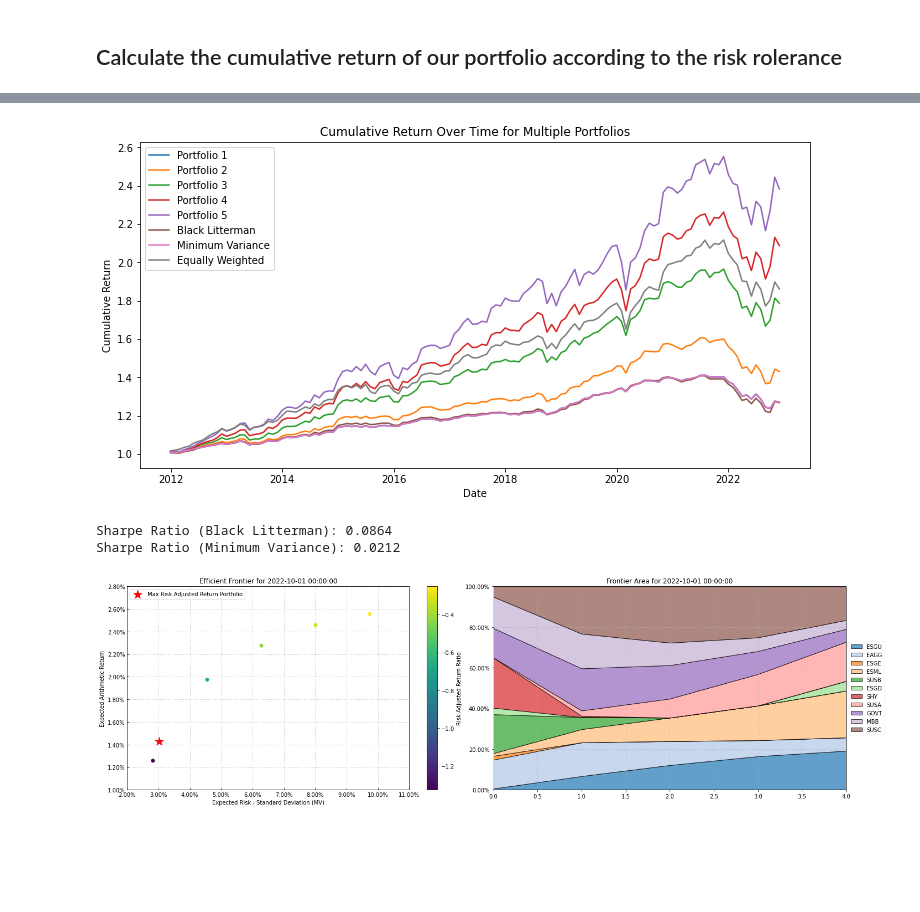
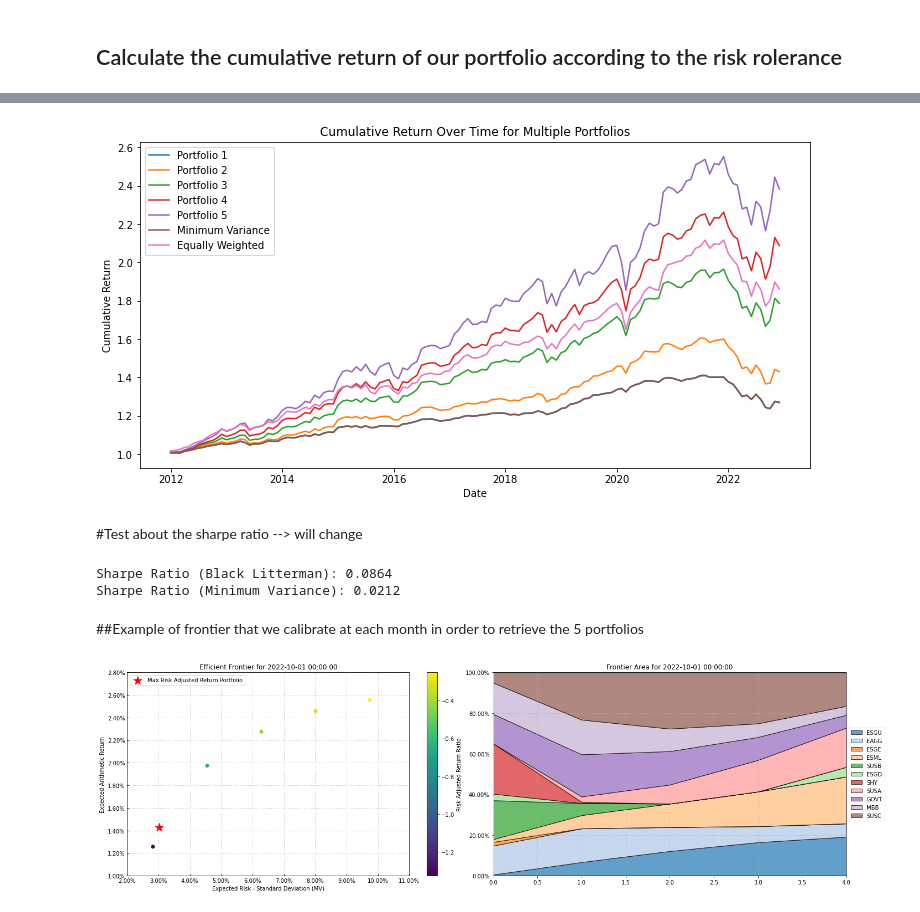
Before and after one commit to remimail/TP-3, a Jupyter notebook: main.ipynb, the cells around one changed output, grey strips where cells are left out. Drawn from its saved outputs; the diff is of its cells as text; code cells hidden in the pictures; blank space fills up the shorter version.

Commit message:
update with good graphs

```diff
--- a/main.ipynb
+++ b/main.ipynb
@@ -852,28 +816,3 @@ for index, row in monthly_min_variance.iterrows():
 
          # Append the date and portfolio return to the DataFrame
         portfolio_returns_eq_w = portfolio_returns_eq_w.append({'Date': date, 'Portfolio_Return': portfolio_return_eq_w}, ignore_index=True)
-# %%
-import pandas as pd
-import matplotlib.pyplot as plt
-
-# Convert the 'Date' column to a datetime type for Black Litterman
-portfolio_returns_bl['Date'] = pd.to_datetime(portfolio_returns_bl['Date'])
-
-# Calculate cumulative return for Black Litterman
-portfolio_returns_bl['Cumulative_Return'] = (1 + portfolio_returns_bl['Portfolio_Return']).cumprod()
-
-# Convert the 'Date' column to a datetime type for Minimum Variance
-portfolio_returns_mv['Date'] = pd.to_datetime(portfolio_returns_mv['Date'])
-
-# Calculate cumulative return for Minimum Variance
-portfolio_returns_mv['Cumulative_Return'] = (1 + portfolio_returns_mv['Portfolio_Return']).cumprod()
-
-# Plotting
-plt.figure(figsize=(12, 6))
-plt.plot(portfolio_returns_bl['Date'], portfolio_returns_bl['Cumulative_Return'], label='Cumulative Return Black Litterman')
-plt.plot(portfolio_returns_mv['Date'], portfolio_returns_mv['Cumulative_Return'], label='Cumulative Return Minimum Variance')
-plt.title('Cumulative Return Over Time')
-plt.xlabel('Date')
-plt.ylabel('Cumulative Return')
-plt.legend()
-plt.show()
@@ -882,32 +819,34 @@ plt.show()
 # %%
 import pandas as pd
 import matplotlib.pyplot as plt
 
 # Assuming you have seven portfolios: portfolio_returns_1, portfolio_returns_2, ..., portfolio_returns_7
 
 # Convert the 'Date' column to a datetime type for all portfolios
 for portfolio_returns, label in zip(
-        [portfolio_returns_1, portfolio_returns_2, portfolio_returns_3, portfolio_returns_4, portfolio_returns_5, portfolio_returns_bl, portfolio_returns_mv,portfolio_returns_eq_w],
-        ['Portfolio 1', 'Portfolio 2', 'Portfolio 3', 'Portfolio 4', 'Portfolio 5', 'Black Litterman', 'Minimum Variance', 'Equally Weighted']):
+        [portfolio_returns_1, portfolio_returns_2, portfolio_returns_3, portfolio_returns_4, portfolio_returns_5, portfolio_returns_mv,portfolio_returns_eq_w],
+        ['Portfolio 1', 'Portfolio 2', 'Portfolio 3', 'Portfolio 4', 'Portfolio 5', 'Minimum Variance', 'Equally Weighted']):
     portfolio_returns['Date'] = pd.to_datetime(portfolio_returns['Date'])
     portfolio_returns['Cumulative_Return'] = (1 + portfolio_returns['Portfolio_Return']).cumprod()
 
 # Plotting
 plt.figure(figsize=(12, 6))
 
 # Plot cumulative returns for all portfolios
 for i, (portfolio_returns, label) in enumerate(zip(
-        [portfolio_returns_1, portfolio_returns_2, portfolio_returns_3, portfolio_returns_4, portfolio_returns_5, portfolio_returns_bl, portfolio_returns_mv,portfolio_returns_eq_w],
-        ['Portfolio 1', 'Portfolio 2', 'Portfolio 3', 'Portfolio 4', 'Portfolio 5', 'Black Litterman', 'Minimum Variance', 'Equally Weighted'])):
+        [portfolio_returns_1, portfolio_returns_2, portfolio_returns_3, portfolio_returns_4, portfolio_returns_5, portfolio_returns_mv,portfolio_returns_eq_w],
+        ['Portfolio 1', 'Portfolio 2', 'Portfolio 3', 'Portfolio 4', 'Portfolio 5', 'Minimum Variance', 'Equally Weighted'])):
     plt.plot(portfolio_returns['Date'], portfolio_returns['Cumulative_Return'], label=label)
 
 plt.title('Cumulative Return Over Time for Multiple Portfolios')
 plt.xlabel('Date')
 plt.ylabel('Cumulative Return')
 plt.legend()
 plt.show()
 # %% [output]
-[figure, old version]
+[figure, new version]
+# %% [markdown]
+#Test about the sharpe ratio --> will change
 # %%
 import pandas as pd
 import numpy as np
@@ -932,6 +871,8 @@ print(f"Sharpe Ratio (Minimum Variance): {sharpe_ratio_mv:.4f}")
 # %% [output]
 Sharpe Ratio (Black Litterman): 0.0864
 Sharpe Ratio (Minimum Variance): 0.0212
+# %% [markdown]
+##Example of frontier that we calibrate at each month in order to retrieve the 5 portfolios
 # %%
 import matplotlib.pyplot as plt
 
```
Also changed, not shown: parts of 7 cells of this notebook.
